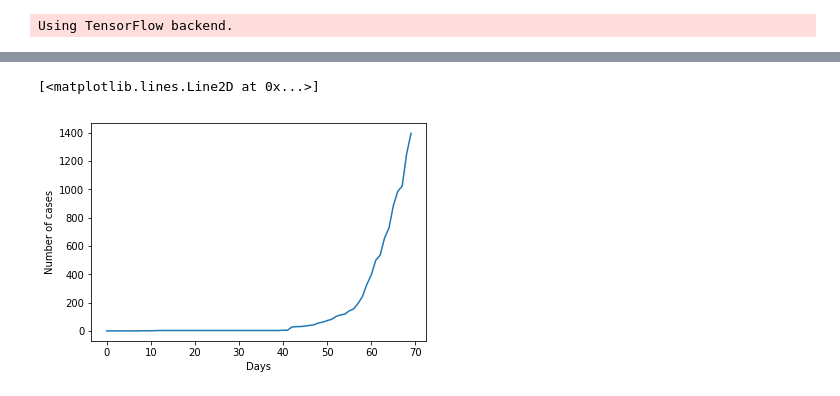
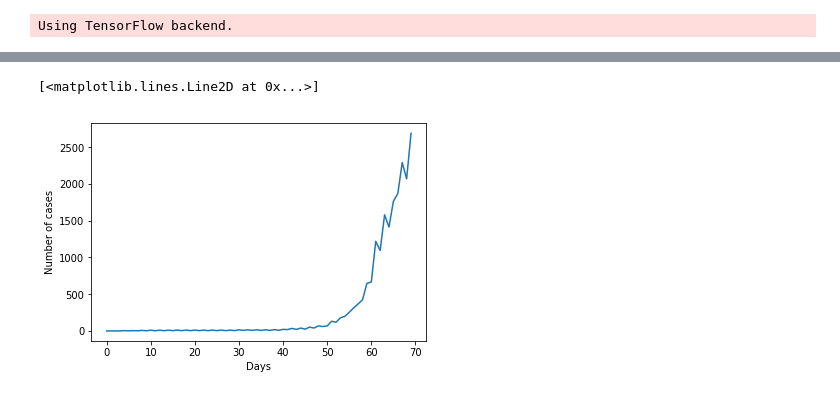
Before and after one commit to abdulsmapara/Covid-19-Trend-Predictor, a Jupyter notebook: src/covid-19-trend-predictor.ipynb, the cells around one changed output, grey strips where cells are left out. Drawn from its saved outputs; the diff is of its cells as text; code cells hidden in the pictures.

```diff
--- a/src/covid-19-trend-predictor.ipynb
+++ b/src/covid-19-trend-predictor.ipynb
@@ -47,9 +20,13 @@ df
 # %%
-numeric_columns = ['Population_Density','Lockdown','Max_Temp','Min_Temp']
+# data
+df = pd.read_csv('../Timeseries-Data/timeseries_data.csv')
+columns_to_keep = ['Date','Index','Location','Population_Density','Min_Temp','Max_Temp','Lockdown','Num_Cases']
+df = df.astype({"Population_Density":float ,"Lockdown": float,'Num_Cases':float})
+df = df[columns_to_keep]
+numeric_columns = ['Population_Density','Lockdown','Max_Temp','Min_Temp','Num_Cases']
 df_numeric = df[numeric_columns]
 df_temp = df[['Min_Temp','Max_Temp']]
 final_temp = []
-
 df_numeric.head()
 print('Min', np.min(df_numeric))
 print('Max', np.max(df_numeric))
@@ -59,14 +36,31 @@ scaler = MinMaxScaler(feature_range=(0.0, 1.0))
 scaled_data = scaler.fit_transform(dataset)
 temp_deno = (np.max(df['Max_Temp']) - np.min(df['Min_Temp']))
 temp_num = np.min(df['Min_Temp'])
-print(scaled_data)
 for ind in df['Index']:
     index = int(ind)
     df.at[index,'Population_Density'] = scaled_data[index][0]
     df.at[index,'Lockdown'] = scaled_data[index][1]
     df.at[index,'Min_Temp'] = (df.at[index,'Min_Temp'] - temp_num)/ temp_deno
     df.at[index,'Max_Temp'] = (df.at[index,'Max_Temp'] - temp_num)/ temp_deno
-df
+#     df.at[index,'Num_Cases'] = scaled_data[index][4]
+df = df.set_index("Date")
+df_final = []
+df_final.append(df[df.Location=='Australia'].reset_index(drop=True))
+df_final.append(df[df.Location == 'India'].reset_index(drop=True))
+df_final.append(df[df.Location == 'China'].reset_index(drop=True))
+df_final.append(df[df.Location == 'USA'].reset_index(drop=True))
+df_final.append(df[df.Location == 'Italy'].reset_index(drop=True))
+df_final.append(df[df.Location == 'France'].reset_index(drop=True))
+for df_temp in df_final:
+    i=0
+    for ind in df_temp['Index']:
+        df_temp.at[i,'Index'] = i
+        i+=1
+    for ind in df_temp['Index']:
+        i = int(ind)
+        if ind != 0:
+            df_temp.at[i,'Num_Cases'] -= df_temp.at[i-1,'Num_Cases']
+df_final[2]
 # %% [output]
 Min Population_Density    9.0
 Lockdown              0.0
@@ -106,15 +134,14 @@ dtype: float64
 # %%
 days = []
 cases = []
 i = 0
-for loc, num_cases in zip(df['Location'],df['Num_Cases']):
-    if loc == "India":
-        days.append(i)
-        cases.append(num_cases)
-        i += 1
+for loc, num_cases in zip(df_final[0]['Location'],df_final[0]['Num_Cases']):
+    days.append(i)
+    cases.append(num_cases)
+    i += 1
 plt.ylabel("Number of cases")
 plt.xlabel("Days")
 plt.plot(days, cases)
 # %% [output]
 [<matplotlib.lines.Line2D at 0x...>]
-[figure, old version]
+[figure, new version]
```
Also changed, not shown: parts of 9 cells of this notebook.
